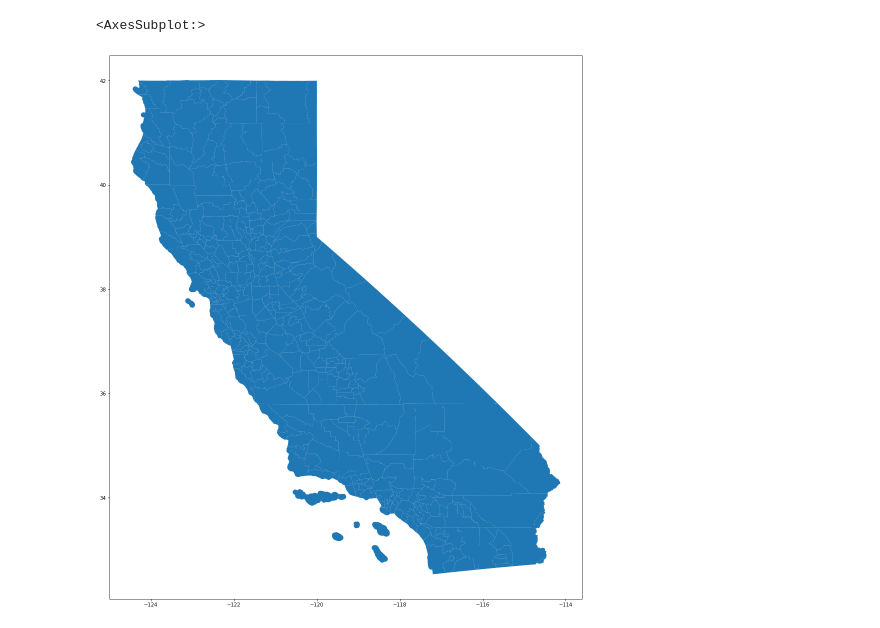
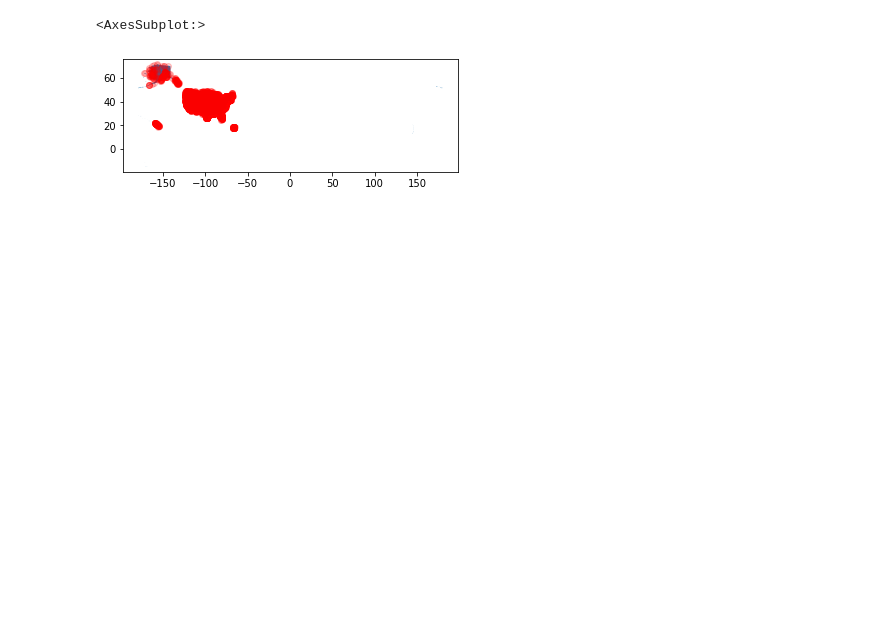
Before and after one commit to carmengg/eds-220-book, a Jupyter notebook: drafts-lectures/lesson-11-census-shapefile.ipynb, the cells around one changed output. Saved outputs shown, nothing was run; the diff lists cells and outputs as text; code cells hidden in the pictures; blank space fills up the shorter version.

```diff
--- a/drafts-lectures/lesson-11-census-shapefile.ipynb
+++ b/drafts-lectures/lesson-11-census-shapefile.ipynb
@@ -6,5 +6,5 @@ import matplotlib.pyplot as plt
 # https://pyproj4.github.io/pyproj/dev/api/crs/crs.html
 from pyproj.crs import CRS
 # %%
-counties = gpd.read_file('tl_2022_06_cousub/tl_2022_06_cousub.shp')
+states = gpd.read_file('tl_2022_us_state/tl_2022_us_state.shp')
 power_plants = pd.read_csv('Power_Plants.csv')
@@ -55,6 +11,16 @@ counties.columns = counties.columns.str.lower()
+# %%
+states.columns = states.columns.str.lower()
+power_plants.columns = power_plants.columns.str.lower()
+# %%
+power_plants = gpd.GeoDataFrame(power_plants,
+                    geometry=gpd.points_from_xy(power_plants.longitude,
+                                             power_plants.latitude),
+                    crs='EPSG:4326'
+                    )
 # %%
-fig,ax = plt.subplots(figsize=(20,20))
-counties.plot(ax=ax)
+fig, ax = plt.subplots()
+states.plot(ax=ax)
+power_plants.plot(ax=ax, color='red', alpha=0.2)
 # %% [output]
 <AxesSubplot:>
-[figure, old version]
+[figure, new version]
```
Also changed, not shown: parts of 15 cells of this notebook, 1 other file.
